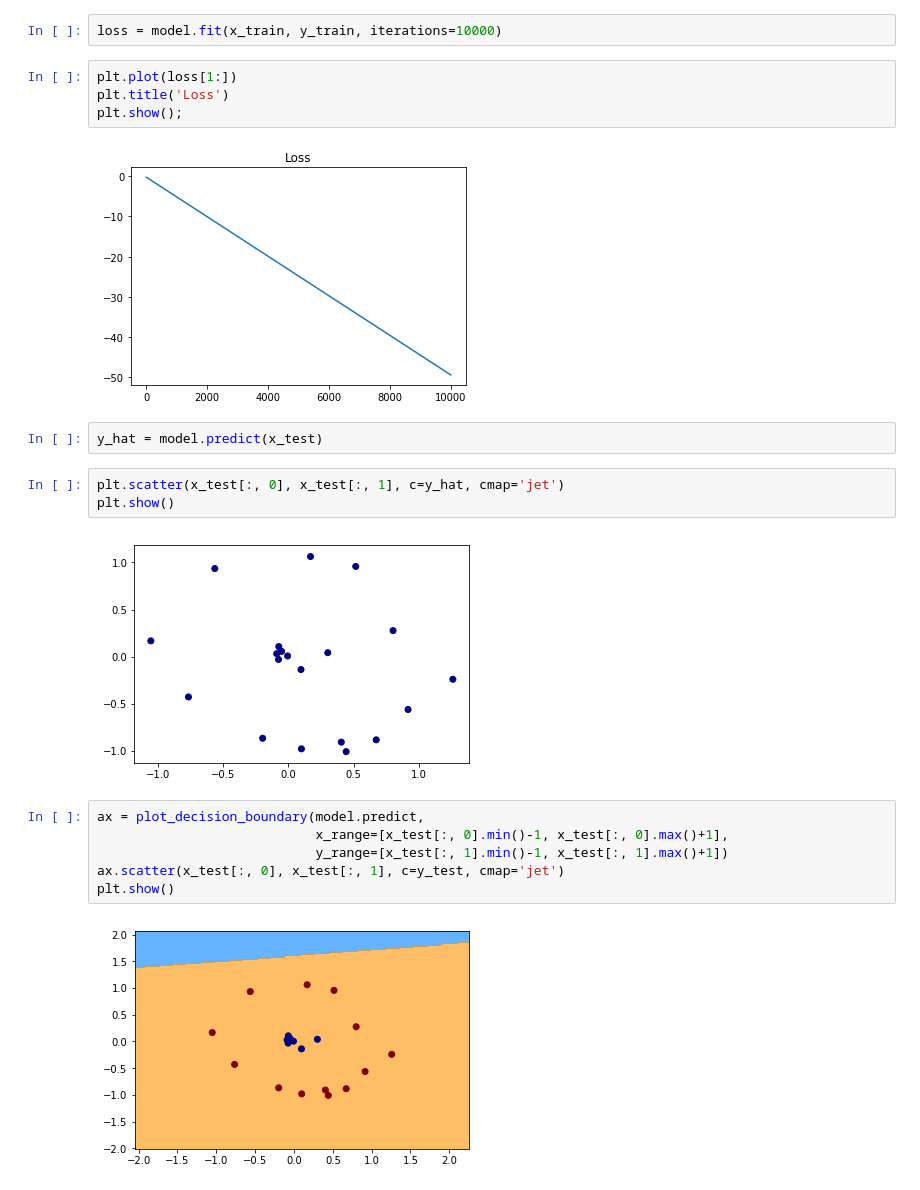
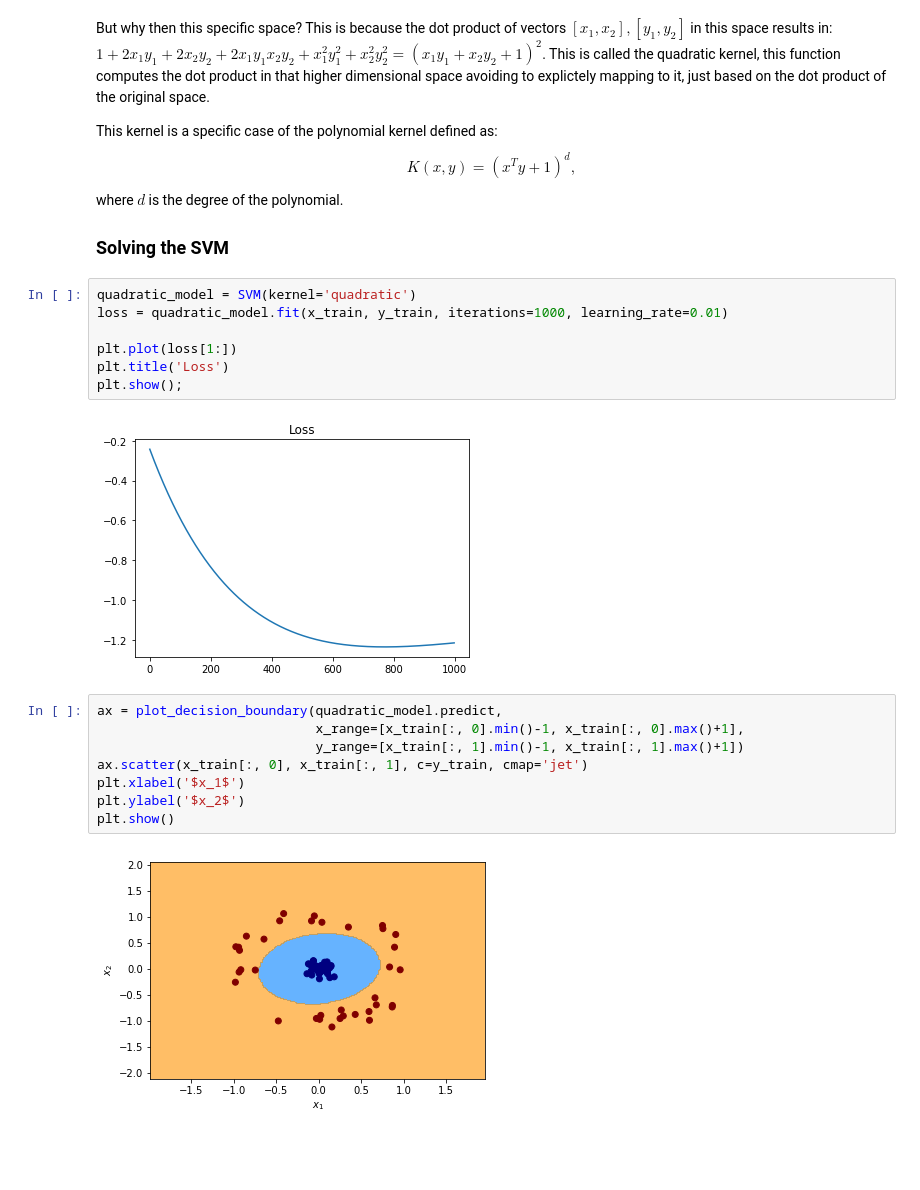
Before and after one commit to SergioAlvarezB/ml-numpy, a Jupyter notebook: notebooks/svm-kernels.ipynb, the cells around one changed output. Cells and saved outputs as stored; diff of their text form; blank space fills up the shorter version.

```diff
--- a/notebooks/svm-kernels.ipynb
+++ b/notebooks/svm-kernels.ipynb
@@ -69,23 +89,30 @@ plt.show()
-# %%
-loss = model.fit(x_train, y_train, iterations=10000)
+# %% [markdown]
+But why then this specific space? This is because the dot product of vectors $[x_1, x_2], [y_1, y_2]$ in this space results in: $1 + 2x_1y_1 + 2x_2y_2 + 2x_1y_1x_2y_2 + x^2_1y^2_1 + x^2_2y^2_2 = (x_1y_1 + x_2y_2 + 1)^2$.
+This is called the quadratic kernel, this function computes the dot product in that higher dimensional space avoiding to explictely mapping to it, just based on the dot product of the original space.
+
+This kernel is a specific case of the polynomial kernel defined as:
+$$
+K(x, y) = (x^Ty + 1)^d,
+$$
+where $d$ is the degree of the polynomial.
+
+### Solving the SVM
 # %%
+quadratic_model = SVM(kernel='quadratic')
+loss = quadratic_model.fit(x_train, y_train, iterations=1000, learning_rate=0.01)
+
 plt.plot(loss[1:])
 plt.title('Loss')
 plt.show();
 # %% [output]
-[figure, old version]
+[figure, new version]
-# %%
-y_hat = model.predict(x_test)
-# %%
-plt.scatter(x_test[:, 0], x_test[:, 1], c=y_hat, cmap='jet')
-plt.show()
-# %% [output]
-[figure, removed]
 # %%
-ax = plot_decision_boundary(model.predict,
-                            x_range=[x_test[:, 0].min()-1, x_test[:, 0].max()+1],
-                            y_range=[x_test[:, 1].min()-1, x_test[:, 1].max()+1])
-ax.scatter(x_test[:, 0], x_test[:, 1], c=y_test, cmap='jet')
+ax = plot_decision_boundary(quadratic_model.predict,
+                            x_range=[x_train[:, 0].min()-1, x_train[:, 0].max()+1],
+                            y_range=[x_train[:, 1].min()-1, x_train[:, 1].max()+1])
+ax.scatter(x_train[:, 0], x_train[:, 1], c=y_train, cmap='jet')
+plt.xlabel('$x_1$')
+plt.ylabel('$x_2$')
 plt.show()
 # %% [output]
-[figure, old version]
+[figure, new version]
```
Also changed, not shown: parts of 28 cells of this notebook, 4 other files.
